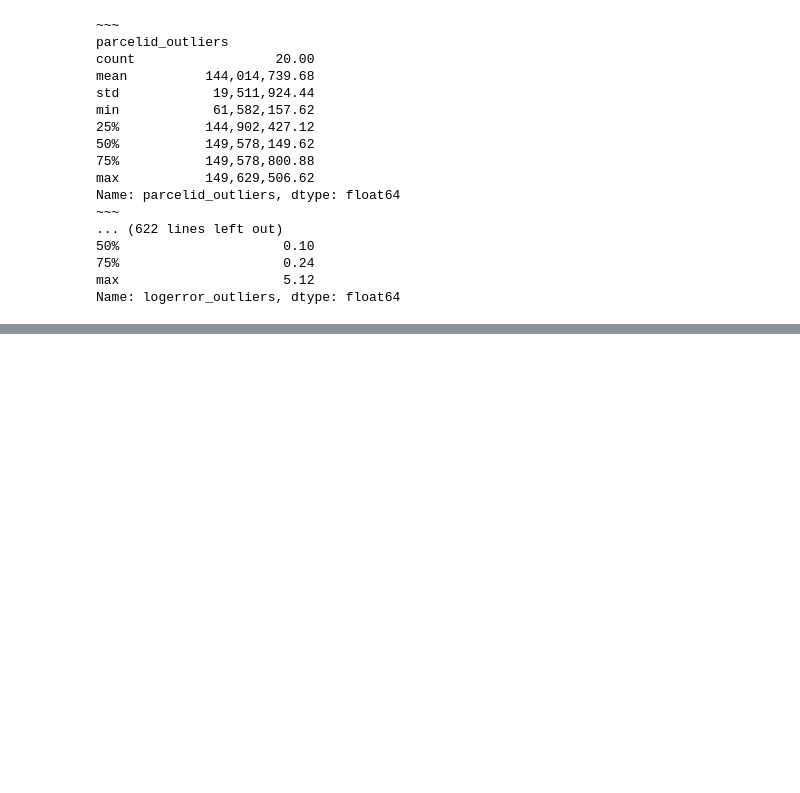
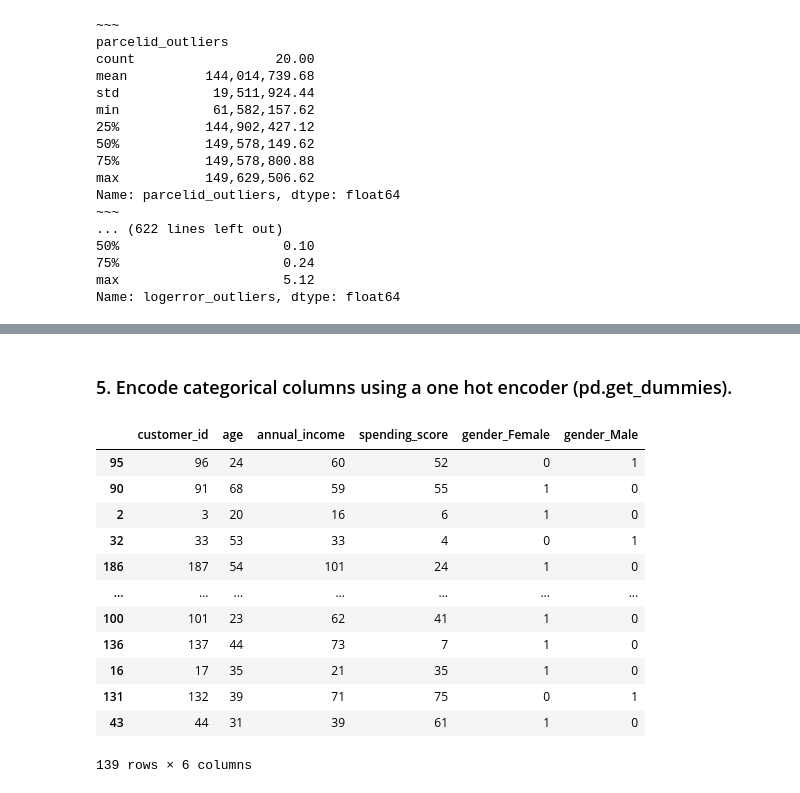
Before and after one commit to cristinalucin/clustering-exercises, a Jupyter notebook: zillow.ipynb, the cells around one changed output, grey strips where cells are left out. Drawn from its saved outputs; the diff is of its cells as text; code cells hidden in the pictures; blank space fills up the shorter version.

```diff
--- a/zillow.ipynb
+++ b/zillow.ipynb
@@ -608,0 +615,2 @@ add_upper_outlier_columns(df)
+# %%
+mall_df = wm.acquire_mall_customers()
@@ -608,0 +715,2 @@ add_upper_outlier_columns(df)
+# %%
+mall_train, mall_test, mall_split = wm.train_validate_test_split(mall_df)
@@ -608,0 +732,18 @@ add_upper_outlier_columns(df)
+# %% [markdown]
+### 5. Encode categorical columns using a one hot encoder (pd.get_dummies).
+# %%
+pd.get_dummies(mall_train)
+# %% [output]
+|  | customer_id | age | annual_income | spending_score | gender_Female | gender_Male |
+| 95 | 96 | 24 | 60 | 52 | 0 | 1 |
+| 90 | 91 | 68 | 59 | 55 | 1 | 0 |
+| 2 | 3 | 20 | 16 | 6 | 1 | 0 |
+| 32 | 33 | 53 | 33 | 4 | 0 | 1 |
+| 186 | 187 | 54 | 101 | 24 | 1 | 0 |
+| ... | ... | ... | ... | ... | ... | ... |
+| 100 | 101 | 23 | 62 | 41 | 1 | 0 |
+| 136 | 137 | 44 | 73 | 7 | 1 | 0 |
+| 16 | 17 | 35 | 21 | 35 | 1 | 0 |
+| 131 | 132 | 39 | 71 | 75 | 0 | 1 |
+| 43 | 44 | 31 | 39 | 61 | 1 | 0 |
+139 rows × 6 columns
```
Also changed, not shown: parts of 64 cells of this notebook.
